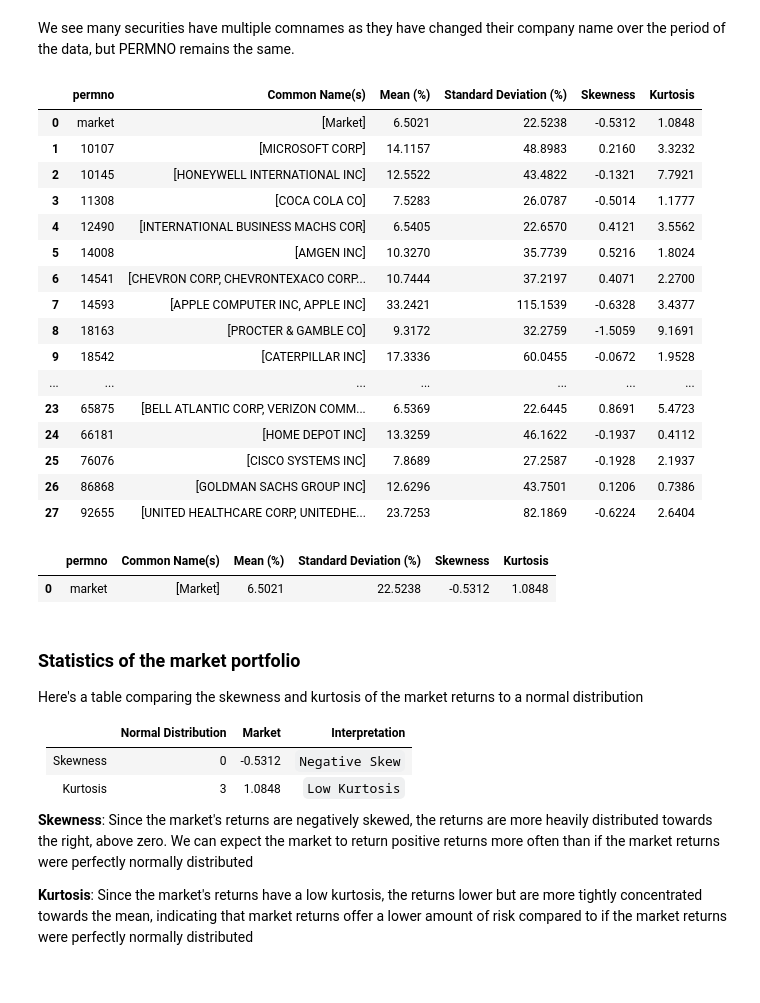
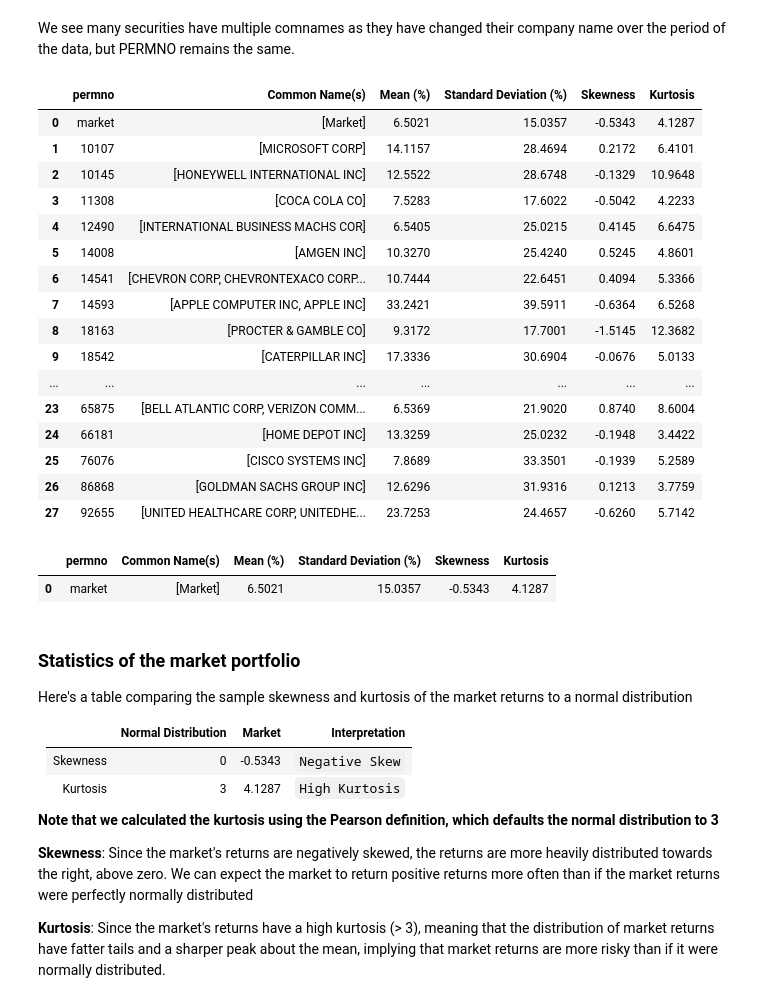
Before and after one commit to uWaterloo-CFM/CFM-301, a Jupyter notebook: Assignment 1/DA1 Task 2 - Basic Statistics.ipynb, the cells around one changed output. Saved outputs shown, nothing was run; the diff lists cells and outputs as text; code cells hidden in the pictures.

Commit message:
Group Case 1

```diff
--- a/Assignment 1/DA1 Task 2 - Basic Statistics.ipynb
+++ b/Assignment 1/DA1 Task 2 - Basic Statistics.ipynb
@@ -78,76 +78,77 @@ market_stats = {
     "Common Name(s)": ["Market"],
     "Mean (%)": sp500_returns["SPRTRN"].mean(),
     "Standard Deviation (%)": sp500_returns["SPRTRN"].std(),
-    "Skewness": stats.skew(sp500_returns["SPRTRN"]),
-    "Kurtosis": stats.kurtosis(sp500_returns["SPRTRN"])
+    "Skewness": stats.skew(sp500_returns["SPRTRN"], bias=False), # bias=False means we calculate biased estimator (since sample)
+    "Kurtosis": stats.kurtosis(sp500_returns["SPRTRN"], bias=False, fisher=False)
     }
 
 # stats_df = stats_df.append(market_stats, ignore_index=True)
 stats_df.loc[0] = [v for v in market_stats.values()]
 
 # Now we'll add the rest of the securities from dj27
 duplicate_comnam_dict = duplicate_comnam_df.to_dict()['COMNAM']
 
 i = 1
 for permno, df in returns_dict.items():
     permno_stats = {
         "permno": permno,
         "Common Name(s)": duplicate_comnam_dict[permno],
         "Mean (%)": df["RET"].mean(),
         "Standard Deviation (%)": df["RET"].std(),
-        "Skewness": stats.skew(df["RET"]),
-        "Kurtosis": stats.kurtosis(df["RET"])
+        "Skewness": stats.skew(df["RET"], bias=False),
+        "Kurtosis": stats.kurtosis(df["RET"], bias=False, fisher=False)
     }
     # stats_df = stats_df.append(permno_stats, ignore_index=True)
     stats_df.loc[i] = [v for v in permno_stats.values()]
     i += 1
 
 # Now we need to annualize the mean and standard deviation of the returns (currently monthly)
 stats_df["Mean (%)"] = stats_df["Mean (%)"] * 12 # Annualize by multiplying by 12 (no compounding)
-stats_df["Standard Deviation (%)"] = stats_df["Mean (%)"] * sqrt(12) # Annualizing stdev
+stats_df["Standard Deviation (%)"] = stats_df["Standard Deviation (%)"] * sqrt(12) # Annualizing stdev
 
 # Format the results
 stats_df["Mean (%)"] *= 100
 stats_df["Standard Deviation (%)"] *= 100
 
 # Round to 4 decimal places
 stats_df = stats_df.round(4)
 stats_df
 # %% [output]
 |  | permno | Common Name(s) | Mean (%) | Standard Deviation (%) | Skewness | Kurtosis |
-| 0 | market | [Market] | 6.5021 | 22.5238 | -0.5312 | 1.0848 |
-| 1 | 10107 | [MICROSOFT CORP] | 14.1157 | 48.8983 | 0.2160 | 3.3232 |
-| 2 | 10145 | [HONEYWELL INTERNATIONAL INC] | 12.5522 | 43.4822 | -0.1321 | 7.7921 |
-| 3 | 11308 | [COCA COLA CO] | 7.5283 | 26.0787 | -0.5014 | 1.1777 |
-| 4 | 12490 | [INTERNATIONAL BUSINESS MACHS COR] | 6.5405 | 22.6570 | 0.4121 | 3.5562 |
-| 5 | 14008 | [AMGEN INC] | 10.3270 | 35.7739 | 0.5216 | 1.8024 |
-| 6 | 14541 | [CHEVRON CORP, CHEVRONTEXACO CORP... | 10.7444 | 37.2197 | 0.4071 | 2.2700 |
-| 7 | 14593 | [APPLE COMPUTER INC, APPLE INC] | 33.2421 | 115.1539 | -0.6328 | 3.4377 |
-| 8 | 18163 | [PROCTER & GAMBLE CO] | 9.3172 | 32.2759 | -1.5059 | 9.1691 |
-| 9 | 18542 | [CATERPILLAR INC] | 17.3336 | 60.0455 | -0.0672 | 1.9528 |
+| 0 | market | [Market] | 6.5021 | 15.0357 | -0.5343 | 4.1287 |
+| 1 | 10107 | [MICROSOFT CORP] | 14.1157 | 28.4694 | 0.2172 | 6.4101 |
+| 2 | 10145 | [HONEYWELL INTERNATIONAL INC] | 12.5522 | 28.6748 | -0.1329 | 10.9648 |
+| 3 | 11308 | [COCA COLA CO] | 7.5283 | 17.6022 | -0.5042 | 4.2233 |
+| 4 | 12490 | [INTERNATIONAL BUSINESS MACHS COR] | 6.5405 | 25.0215 | 0.4145 | 6.6475 |
+| 5 | 14008 | [AMGEN INC] | 10.3270 | 25.4240 | 0.5245 | 4.8601 |
+| 6 | 14541 | [CHEVRON CORP, CHEVRONTEXACO CORP... | 10.7444 | 22.6451 | 0.4094 | 5.3366 |
+| 7 | 14593 | [APPLE COMPUTER INC, APPLE INC] | 33.2421 | 39.5911 | -0.6364 | 6.5268 |
+| 8 | 18163 | [PROCTER & GAMBLE CO] | 9.3172 | 17.7001 | -1.5145 | 12.3682 |
+| 9 | 18542 | [CATERPILLAR INC] | 17.3336 | 30.6904 | -0.0676 | 5.0133 |
 | ... | ... | ... | ... | ... | ... | ... |
-| 23 | 65875 | [BELL ATLANTIC CORP, VERIZON COMM... | 6.5369 | 22.6445 | 0.8691 | 5.4723 |
-| 24 | 66181 | [HOME DEPOT INC] | 13.3259 | 46.1622 | -0.1937 | 0.4112 |
-| 25 | 76076 | [CISCO SYSTEMS INC] | 7.8689 | 27.2587 | -0.1928 | 2.1937 |
-| 26 | 86868 | [GOLDMAN SACHS GROUP INC] | 12.6296 | 43.7501 | 0.1206 | 0.7386 |
-| 27 | 92655 | [UNITED HEALTHCARE CORP, UNITEDHE... | 23.7253 | 82.1869 | -0.6224 | 2.6404 |
+| 23 | 65875 | [BELL ATLANTIC CORP, VERIZON COMM... | 6.5369 | 21.9020 | 0.8740 | 8.6004 |
+| 24 | 66181 | [HOME DEPOT INC] | 13.3259 | 25.0232 | -0.1948 | 3.4422 |
+| 25 | 76076 | [CISCO SYSTEMS INC] | 7.8689 | 33.3501 | -0.1939 | 5.2589 |
+| 26 | 86868 | [GOLDMAN SACHS GROUP INC] | 12.6296 | 31.9316 | 0.1213 | 3.7759 |
+| 27 | 92655 | [UNITED HEALTHCARE CORP, UNITEDHE... | 23.7253 | 24.4657 | -0.6260 | 5.7142 |
 # %%
 # The market portfolio
 stats_df[stats_df["permno"] == "market"]
 # %% [output]
 |  | permno | Common Name(s) | Mean (%) | Standard Deviation (%) | Skewness | Kurtosis |
-| 0 | market | [Market] | 6.5021 | 22.5238 | -0.5312 | 1.0848 |
+| 0 | market | [Market] | 6.5021 | 15.0357 | -0.5343 | 4.1287 |
 # %% [markdown]
 ### Statistics of the market portfolio
 
-Here's a table comparing the skewness and kurtosis of the market returns to a normal distribution
+Here's a table comparing the sample skewness and kurtosis of the market returns to a normal distribution
 
 |          | Normal Distribution | Market  | Interpretation  |
 |----------|---------------------|---------|-----------------|
-| Skewness | 0                   | -0.5312 | `Negative Skew` |
-| Kurtosis | 3                   |  1.0848 | `Low Kurtosis`  |
+| Skewness | 0                   | -0.5343 | `Negative Skew` |
+| Kurtosis | 3                   |  4.1287 | `High Kurtosis`  |
 
+**Note that we calculated the kurtosis using the Pearson definition, which defaults the normal distribution to 3**
 
 **Skewness**: Since the market's returns are negatively skewed, the returns are more heavily distributed towards the right, above zero. We can expect the market to return positive returns more often than if the market returns were perfectly normally distributed
 
-**Kurtosis**: Since the market's returns have a low kurtosis, the returns lower but are more tightly concentrated towards the mean, indicating that market returns offer a lower amount of risk compared to if the market returns were perfectly normally distributed
+**Kurtosis**: Since the market's returns have a high kurtosis (> 3), meaning that the distribution of market returns have fatter tails and a sharper peak about the mean, implying that market returns are more risky than if it were normally distributed.
```
Also changed, not shown: 19 other files.
